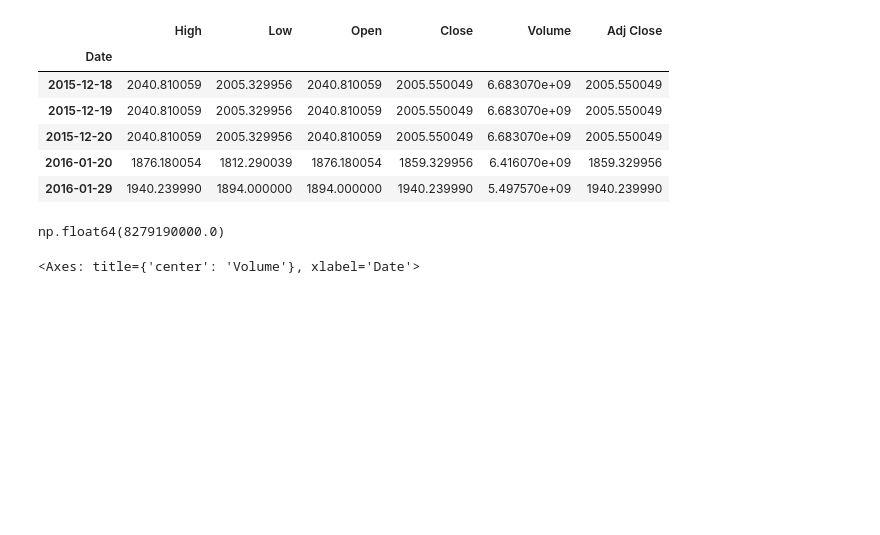
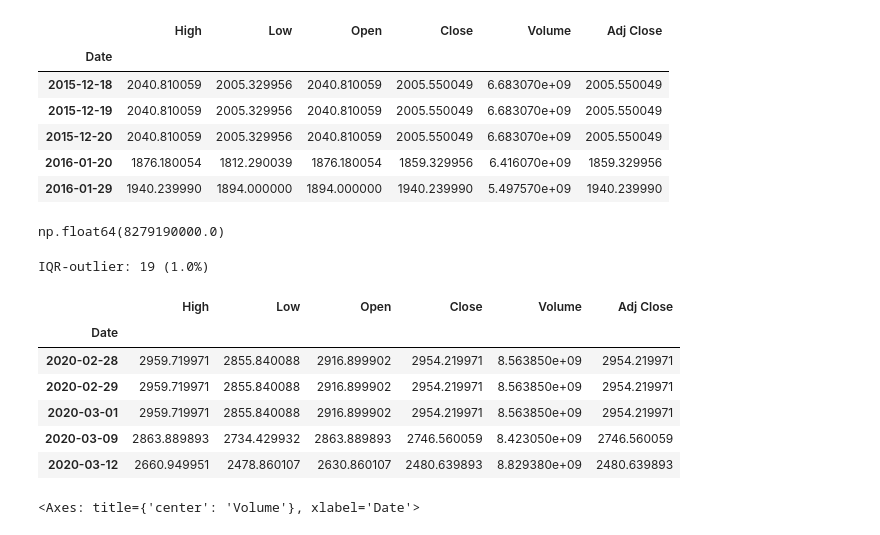
Before and after one commit to Handras18/Time-Series-Forecasting, a Jupyter notebook: 01_eda.ipynb, the cells around one changed output. Saved outputs shown, nothing was run; the diff lists cells and outputs as text; code cells hidden in the pictures; blank space fills up the shorter version.

```diff
--- a/01_eda.ipynb
+++ b/01_eda.ipynb
@@ -141,6 +146,19 @@ Q99=df['Volume'].quantile(0.99)
 Q99
 # %% [output]
 np.float64(8279190000.0)
+# %%
+outliers = df[df['Volume'] > Q99]
+print(f"IQR-outlier: {len(outliers)} ({len(outliers)/len(df)*100:.1f}%)")
+outliers.head()
+# %% [output]
+IQR-outlier: 19 (1.0%)
+|  | High | Low | Open | Close | Volume | Adj Close |
+| Date |  |  |  |  |  |  |
+| 2020-02-28 | 2959.719971 | 2855.840088 | 2916.899902 | 2954.219971 | 8.563850e+09 | 2954.219971 |
+| 2020-02-29 | 2959.719971 | 2855.840088 | 2916.899902 | 2954.219971 | 8.563850e+09 | 2954.219971 |
+| 2020-03-01 | 2959.719971 | 2855.840088 | 2916.899902 | 2954.219971 | 8.563850e+09 | 2954.219971 |
+| 2020-03-09 | 2863.889893 | 2734.429932 | 2863.889893 | 2746.560059 | 8.423050e+09 | 2746.560059 |
+| 2020-03-12 | 2660.949951 | 2478.860107 | 2630.860107 | 2480.639893 | 8.829380e+09 | 2480.639893 |
 # %%
 df['Volume'].plot(figsize=(12,3), title='Volume')
 # %% [output]
```
Also changed, not shown: parts of 1 cell of this notebook.
